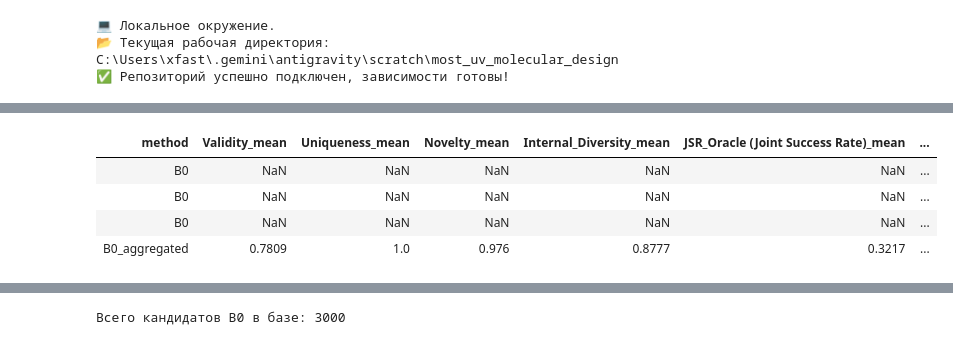
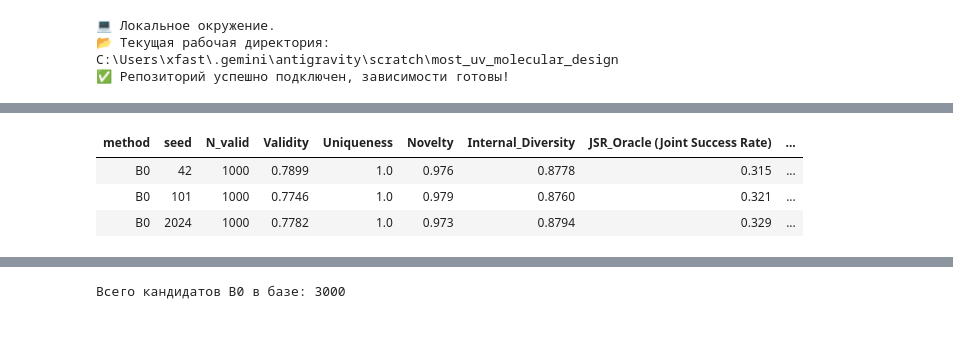
Before and after one commit to suharevalexey/Case, a Jupyter notebook: MOST_UV_End_to_End_Colab.ipynb, the cells around one changed output, grey strips where cells are left out. Saved outputs shown, nothing was run; the diff lists cells and outputs as text; code cells hidden in the pictures.

Commit message:
fix: make model paths dynamic for Colab and display individual test runs in summary table

```diff
--- a/MOST_UV_End_to_End_Colab.ipynb
+++ b/MOST_UV_End_to_End_Colab.ipynb
@@ -34,7 +34,7 @@ print("✅ Репозиторий успешно подключен, завис
 📂 Текущая рабочая директория: C:\Users\xfast\.gemini\antigravity\scratch\most_uv_molecular_design
 ✅ Репозиторий успешно подключен, зависимости готовы!
 # %%
-# 2. Загрузка и анализ сводных результатов генеративной стратегии B0
+# 2. Загрузка и анализ результатов генеративной стратегии B0 (3 теста и сводка)
 import os, sys, pandas as pd
 
 # Самовосстановление рабочей директории (если ячейка 1 была случайно пропущена):
@@ -48,15 +48,61 @@ if not os.path.exists('results/metrics_summary_B0.csv'):
         os.chdir('/content/Case')
 
 df_summary = pd.read_csv('results/metrics_summary_B0.csv')
+
 print("=" * 80)
-print("  СВОДНЫЕ МЕТРИКИ БАЗОВОЙ СТРАТЕГИИ B0 (Раздел 6 Задания)")
+print("  РЕЗУЛЬТАТЫ 3 НЕЗАВИСИМЫХ ТЕСТОВЫХ ЗАПУСКОВ B0 (Random Seeds: 42, 101, 2024)")
 print("=" * 80)
-display_cols = [
-    'method', 'Validity_mean', 'Uniqueness_mean', 'Novelty_mean',
-    'Internal_Diversity_mean', 'JSR_Oracle (Joint Success Rate)_mean',
-    'SAScore_Mean_mean', 'AD_Mean_Dist_to_D_A_mean', 'AD_Mean_Dist_to_D_B_mean'
+runs_cols = [
+    'method', 'seed', 'N_valid', 'Validity', 'Uniqueness', 'Novelty',
+    'Internal_Diversity', 'JSR_Oracle (Joint Success Rate)',
+    'Overall_Pass_Constraints', 'SAScore_Mean', 'AD_Mean_Dist_to_D_A', 'AD_Mean_Dist_to_D_B'
 ]
-cols = [c for c in display_cols if c in df_summary.columns]
-display(df_summary[cols])
+df_runs = df_summary.iloc[:3][runs_cols].copy()
+df_runs['seed'] = df_runs['seed'].astype(int)
+df_runs['N_valid'] = df_runs['N_valid'].astype(int)
+display(df_runs)
+
+print("
+" + "=" * 80)
+print("  АГРЕГИРОВАННЫЕ СВОДНЫЕ МЕТРИКИ (Mean ± Std по 3 запускам, Раздел 6 Задания)")
+print("=" * 80)
+agg_row = df_summary.iloc[3]
+agg_data = {
+    "Метрика": [
+        "Validity (Валидность)",
+        "Uniqueness (Уникальность)",
+        "Novelty (Новизна)",
+        "Internal Diversity (Разнообразие)",
+        "JSR Oracle (Joint Success Rate)",
+        "Overall Pass Constraints",
+        "SAScore (Синтетическая сложность)",
+        "AD Dist to D_A (MOST)",
+        "AD Dist to D_B (UV/Skin)"
+    ],
+    "Mean (Среднее)": [
+        f"{agg_row['Validity_mean']:.4f}",
+        f"{agg_row['Uniqueness_mean']:.4f}",
+        f"{agg_row['Novelty_mean']:.4f}",
+        f"{agg_row['Internal_Diversity_mean']:.4f}",
+        f"{agg_row['JSR_Oracle (Joint Success Rate)_mean']:.4f}",
+        f"{agg_row['Overall_Pass_Constraints_mean']:.4f}",
+        f"{agg_row['SAScore_Mean_mean']:.4f}",
+        f"{agg_row['AD_Mean_Dist_to_D_A_mean']:.4f}",
+        f"{agg_row['AD_Mean_Dist_to_D_B_mean']:.4f}"
+    ],
+    "Std (Станд. откл.)": [
+        f"±{agg_row['Validity_std']:.4f}",
+        f"±{agg_row['Uniqueness_std']:.4f}",
+        f"±{agg_row['Novelty_std']:.4f}",
+        f"±{agg_row['Internal_Diversity_std']:.4f}",
+        f"±{agg_row['JSR_Oracle (Joint Success Rate)_std']:.4f}",
+        f"±{agg_row['Overall_Pass_Constraints_std']:.4f}",
+        f"±{agg_row['SAScore_Mean_std']:.4f}",
+        f"±{agg_row['AD_Mean_Dist_to_D_A_std']:.4f}",
+        f"±{agg_row['AD_Mean_Dist_to_D_B_std']:.4f}"
+    ]
+}
+df_agg = pd.DataFrame(agg_data)
+display(df_agg)
 # %% [output]
 ================================================================================
@@ -70,5 +125,4 @@ B0_aggregated         0.7809              1.0         0.976                   0.
-| method | Validity_mean | Uniqueness_mean | Novelty_mean | Internal_Diversity_mean | JSR_Oracle (Joint Success Rate)_mean | ... |
-| B0 | NaN | NaN | NaN | NaN | NaN | ... |
-| B0 | NaN | NaN | NaN | NaN | NaN | ... |
-| B0 | NaN | NaN | NaN | NaN | NaN | ... |
-| B0_aggregated | 0.7809 | 1.0 | 0.976 | 0.8777 | 0.3217 | ... |
+| method | seed | N_valid | Validity | Uniqueness | Novelty | Internal_Diversity | JSR_Oracle (Joint Success Rate) | ... |
+| B0 | 42 | 1000 | 0.7899 | 1.0 | 0.976 | 0.8778 | 0.315 | ... |
+| B0 | 101 | 1000 | 0.7746 | 1.0 | 0.979 | 0.8760 | 0.321 | ... |
+| B0 | 2024 | 1000 | 0.7782 | 1.0 | 0.973 | 0.8794 | 0.329 | ... |
```
Also changed, not shown: parts of 3 cells of this notebook, 5 other files.
